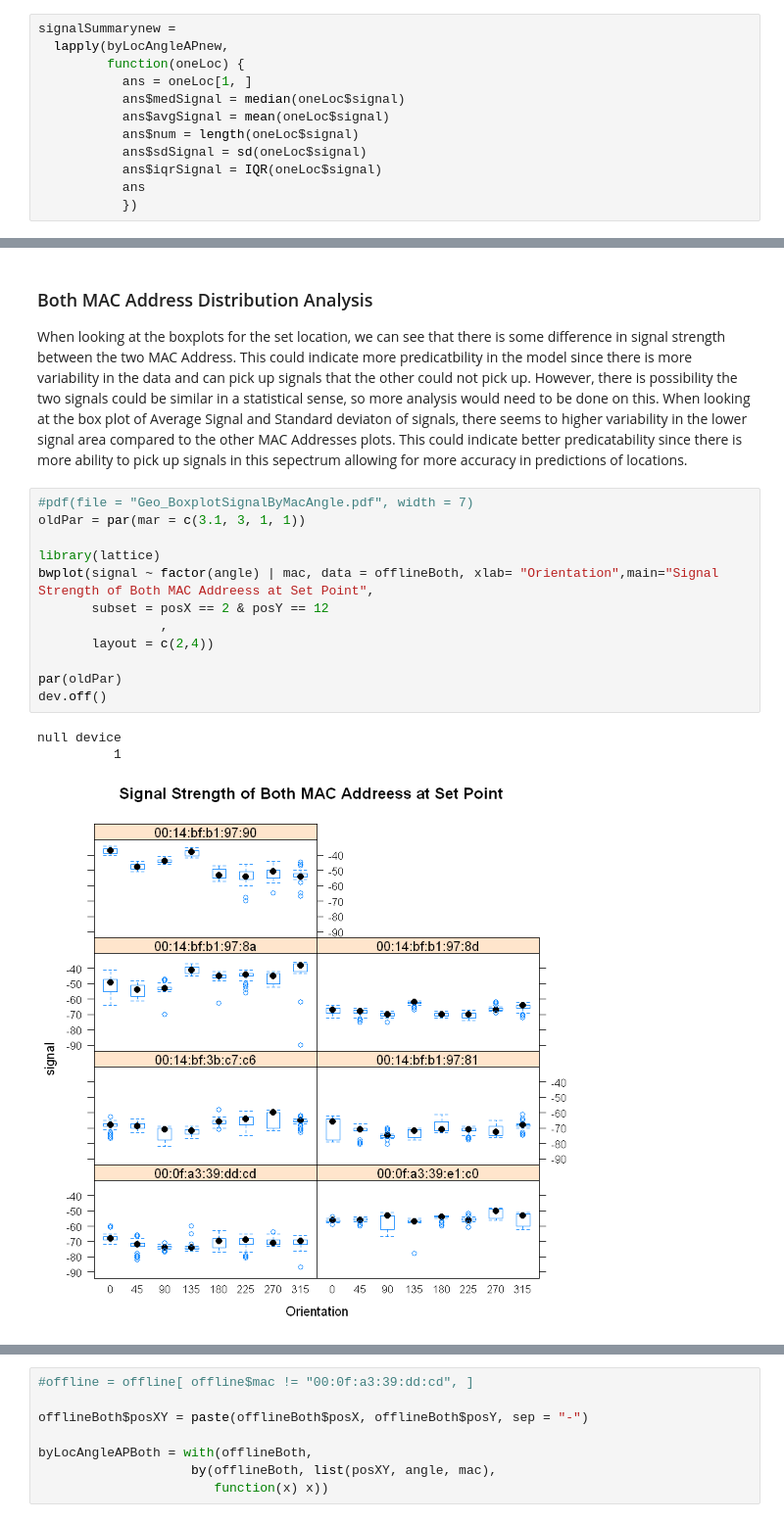
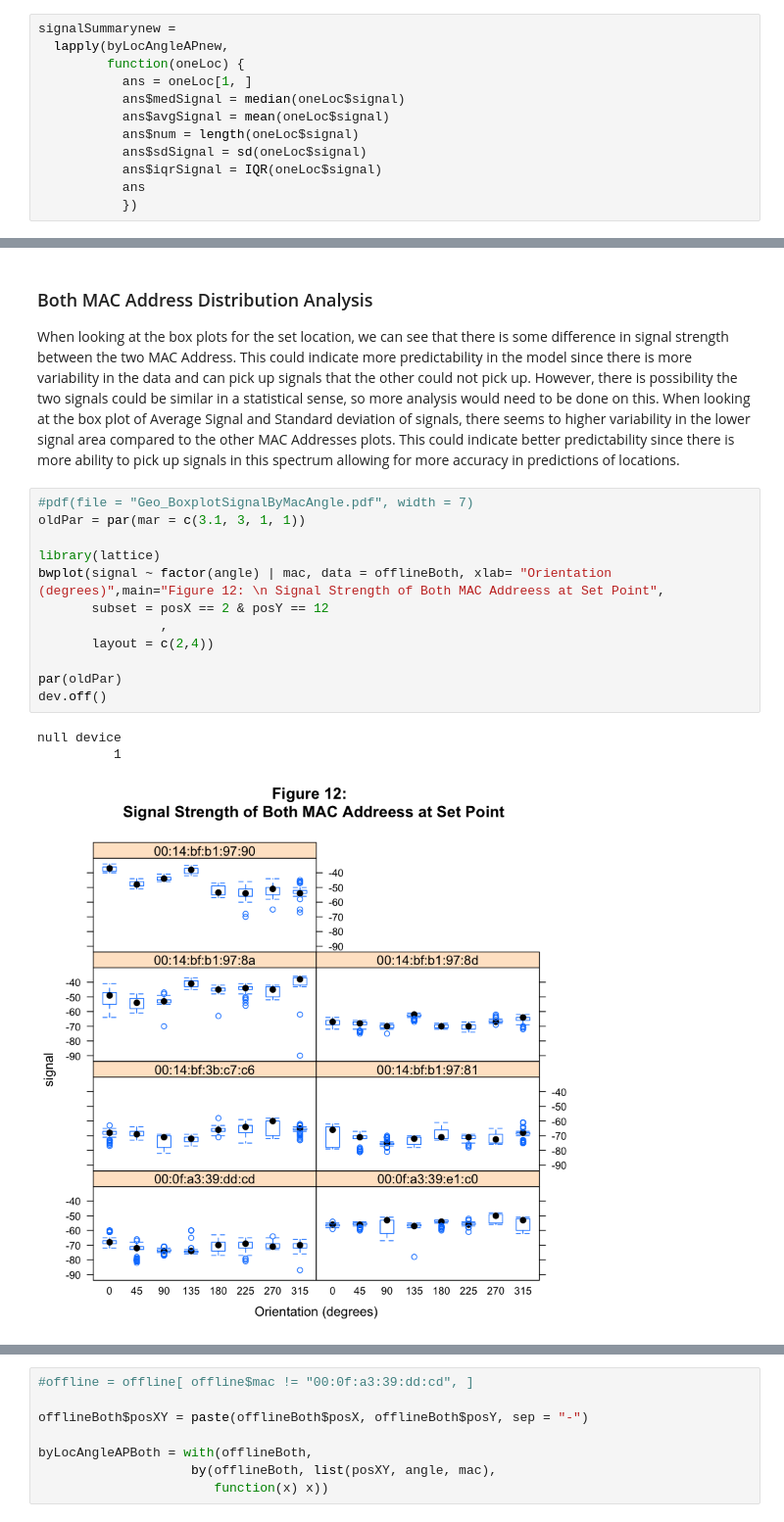
Before and after one commit to JLMarin64/QTW-Assignments, a Jupyter notebook: Assignment 1/Assignment 1 Write Up.ipynb, the cells around one changed output, grey strips where cells are left out. Shown at 98% size. Saved outputs shown, nothing was run; the diff lists cells and outputs as text.

```diff
--- a/Assignment 1/Assignment 1 Write Up.ipynb
+++ b/Assignment 1/Assignment 1 Write Up.ipynb
@@ -375,23 +393,23 @@ null device
 # %% [markdown]
 ### Both MAC Address Distribution Analysis
 
-When looking at the boxplots for the set location, we can see that there is some difference in signal strength between the two MAC Address. This could indicate more predicatbility in the model since there is more variability in the data and can pick up signals that the other could not pick up. However, there is possibility the two signals could be similar in a statistical sense, so more analysis would need to be done on this. When looking at the box plot of Average Signal and Standard deviaton of signals, there seems to higher variability in the lower signal area compared to the other MAC Addresses plots. This could indicate better predicatability since there is more ability to pick up signals in this sepectrum allowing for more accuracy in predictions of locations.
+When looking at the box plots for the set location, we can see that there is some difference in signal strength between the two MAC Address. This could indicate more predictability in the model since there is more variability in the data and can pick up signals that the other could not pick up. However, there is possibility the two signals could be similar in a statistical sense, so more analysis would need to be done on this. When looking at the box plot of Average Signal and Standard deviation of signals, there seems to higher variability in the lower signal area compared to the other MAC Addresses plots. This could indicate better predictability since there is more ability to pick up signals in this spectrum allowing for more accuracy in predictions of locations.
 # %%
 #pdf(file = "Geo_BoxplotSignalByMacAngle.pdf", width = 7)
 oldPar = par(mar = c(3.1, 3, 1, 1))
 
 library(lattice)
-bwplot(signal ~ factor(angle) | mac, data = offlineBoth, xlab= "Orientation",main="Signal Strength of Both MAC Addreess at Set Point",
+bwplot(signal ~ factor(angle) | mac, data = offlineBoth, xlab= "Orientation (degrees)",main="Figure 12: \n Signal Strength of Both MAC Addreess at Set Point",
        subset = posX == 2 & posY == 12
                 ,
        layout = c(2,4))
 
 par(oldPar)
 dev.off()
 # %% [output]
 null device
           1
-[figure, old version]
+[figure, new version]
 # %%
 summary(offlineBoth$signal)
 
```
Also changed, not shown: parts of 31 cells of this notebook.
